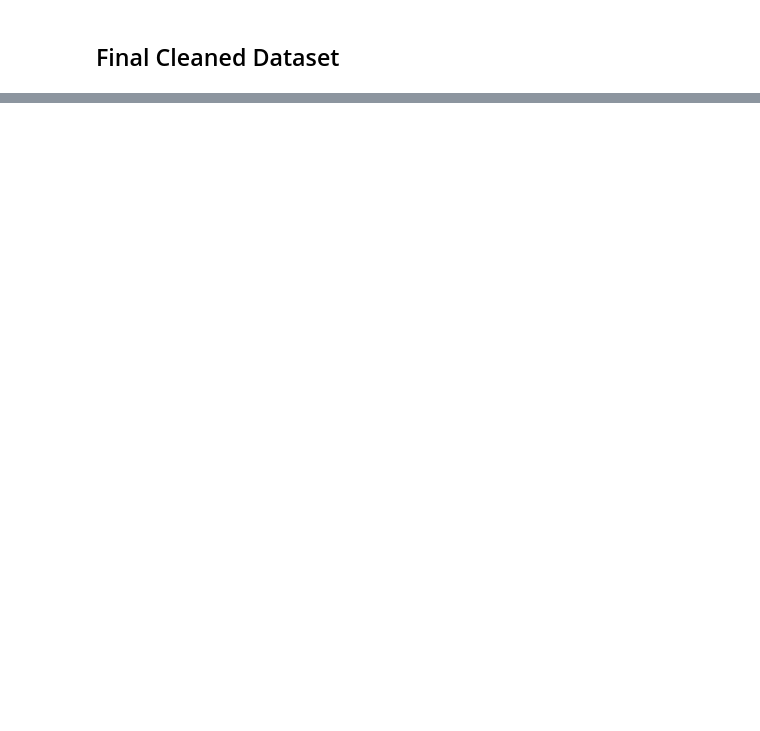
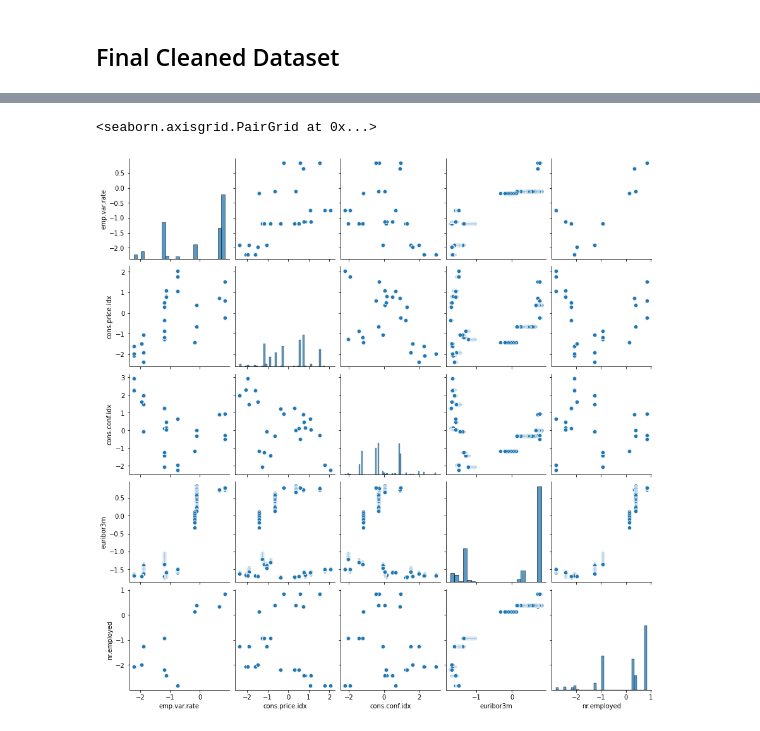
Before and after one commit to poojaravi05/Bank-Marketing-Campaign-, a Jupyter notebook: BankMarketingCampaign.ipynb, the cells around one changed output, grey strips where cells are left out. Cells and saved outputs as stored; diff of their text form; code cells hidden in the pictures; blank space fills up the shorter version.

```diff
--- a/BankMarketingCampaign.ipynb
+++ b/BankMarketingCampaign.ipynb
@@ -285,0 +368,3 @@ memory usage: 6.9+ MB
+# %%
+socioEconomicAttributes = ['emp.var.rate', 'cons.price.idx',
+       'cons.conf.idx', 'euribor3m', 'nr.employed']
@@ -285,0 +383,7 @@ memory usage: 6.9+ MB
+# %%
+from sklearn.preprocessing import StandardScaler
+ss = StandardScaler()
+# %%
+newData = bankData[socioEconomicAttributes].copy()
+newData = pd.DataFrame(ss.fit_transform(newData),columns=socioEconomicAttributes)
+newData
@@ -285,0 +404,5 @@ memory usage: 6.9+ MB
+# %%
+sns.pairplot(newData)
+# %% [output]
+<seaborn.axisgrid.PairGrid at 0x...>
+[figure, added]
```
Also changed, not shown: parts of 20 cells of this notebook.
